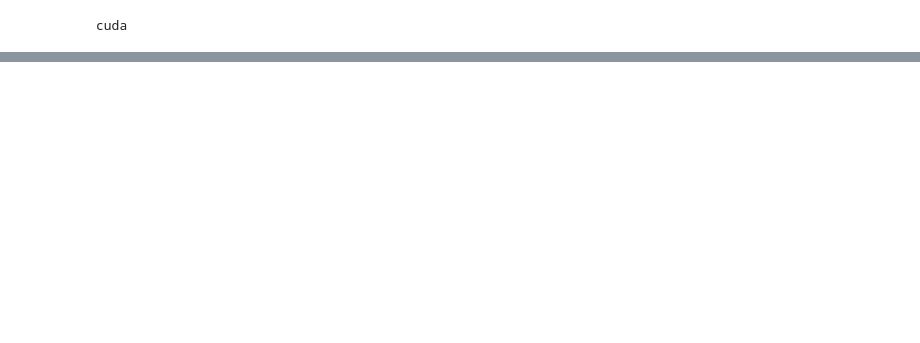
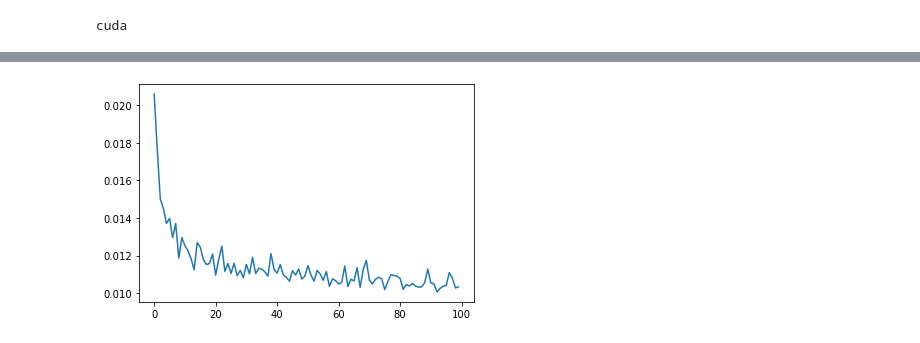
Before and after one commit to ashleve/geometric_deep_learning, a Jupyter notebook: GCNN_mnist_superpixels.ipynb, the cells around one changed output, grey strips where cells are left out. Cells and saved outputs as stored; diff of their text form; code cells hidden in the pictures; blank space fills up the shorter version.

```diff
--- a/GCNN_mnist_superpixels.ipynb
+++ b/GCNN_mnist_superpixels.ipynb
@@ -146,3 +155,8 @@ plt.show()
+# %%
+plt.plot(test_loss_hist)
+plt.show()
+# %% [output]
+[figure, added]
 # %%
 plt.plot(acc_hist)
 plt.show()
```
Also changed, not shown: parts of 11 cells of this notebook, 1 other file.
